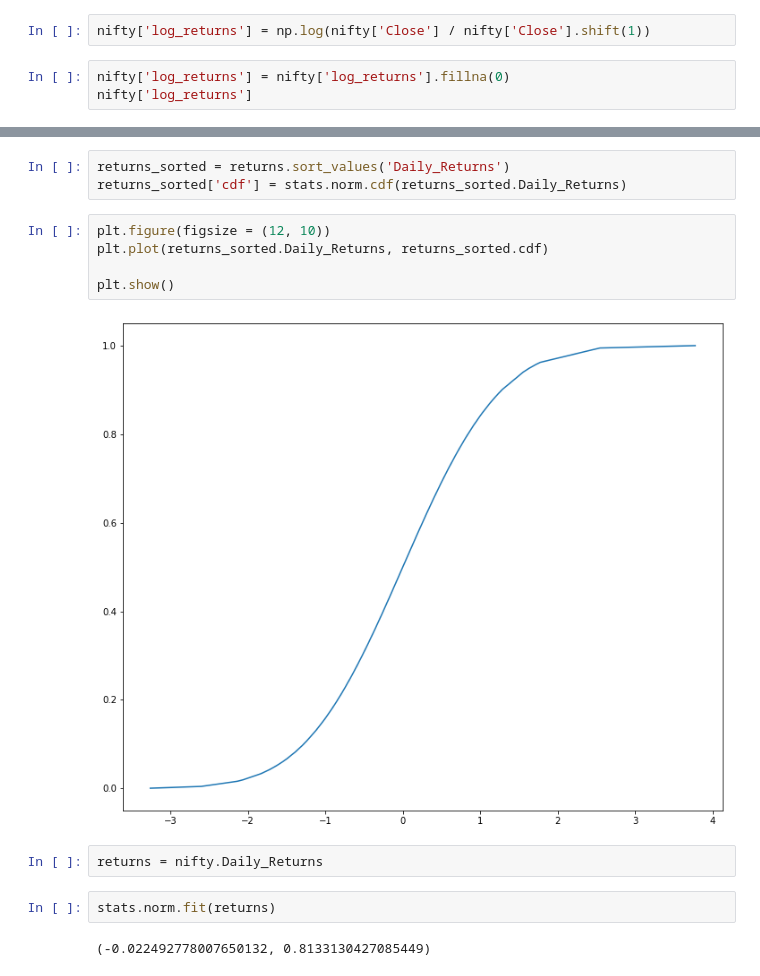
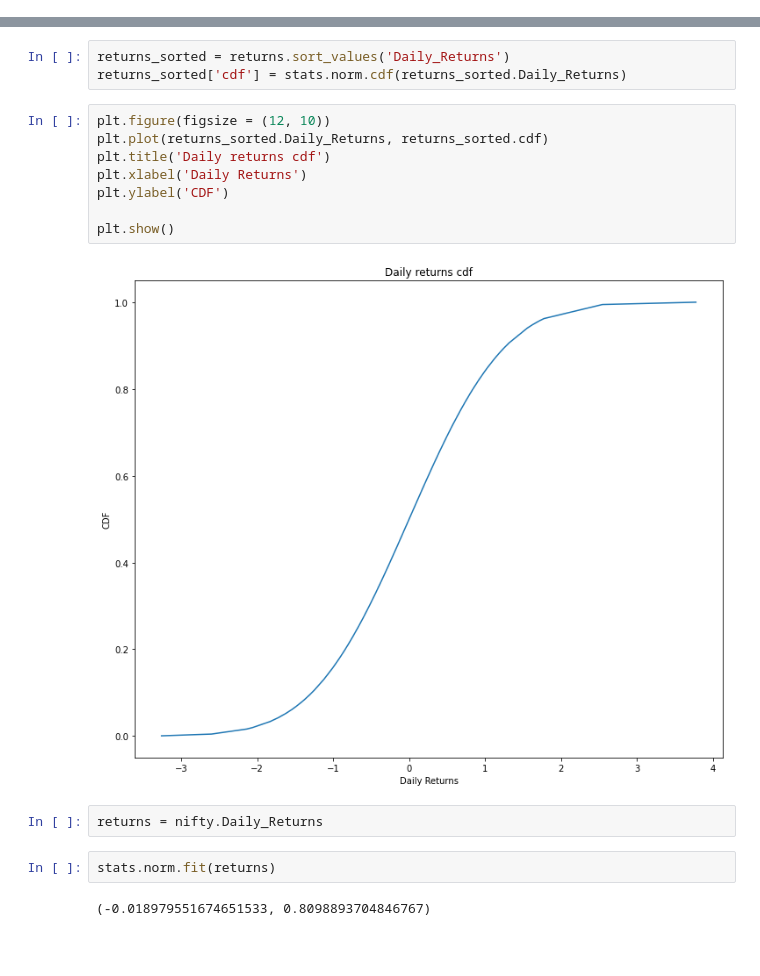
Before and after one commit to kanak27/Quant-journey, a Jupyter notebook: Nifty50 Quant prep.ipynb, the cells around one changed output, grey strips where cells are left out. Saved outputs shown, nothing was run; the diff lists cells and outputs as text; blank space fills up the shorter version.

```diff
--- a/Nifty50 Quant prep.ipynb
+++ b/Nifty50 Quant prep.ipynb
@@ -107,7 +105,2 @@ nifty.Daily_Returns.std()
 # %%
 #log_returns = ln(p(t) / p(t -1)) = ln(p(t)) - ln(p(t - 1))
-# %%
-nifty['log_returns'] = np.log(nifty['Close'] / nifty['Close'].shift(1))
-# %%
-nifty['log_returns'] = nifty['log_returns'].fillna(0)
-nifty['log_returns']
@@ -238,13 +227,16 @@ returns_sorted['cdf'] = stats.norm.cdf(returns_sorted.Daily_Returns)
 # %%
 plt.figure(figsize = (12, 10))
 plt.plot(returns_sorted.Daily_Returns, returns_sorted.cdf)
+plt.title('Daily returns cdf')
+plt.xlabel('Daily Returns')
+plt.ylabel('CDF')
 
 plt.show()
 # %% [output]
-[figure, old version]
+[figure, new version]
 # %%
 returns = nifty.Daily_Returns
 # %%
 stats.norm.fit(returns)
 # %% [output]
-(-0.022492778007650132, 0.8133130427085449)
+(-0.018979551674651533, 0.8098893704846767)
```
Also changed, not shown: parts of 18 cells of this notebook, 14 other files.
